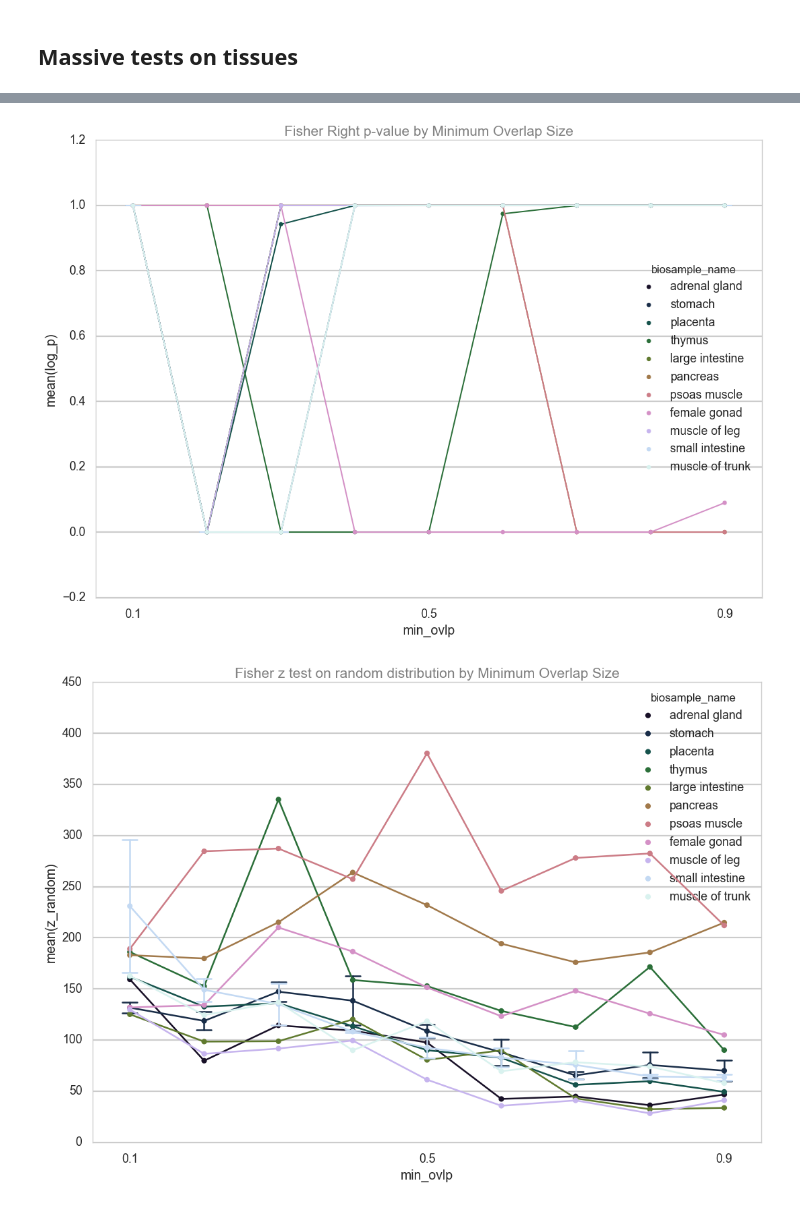
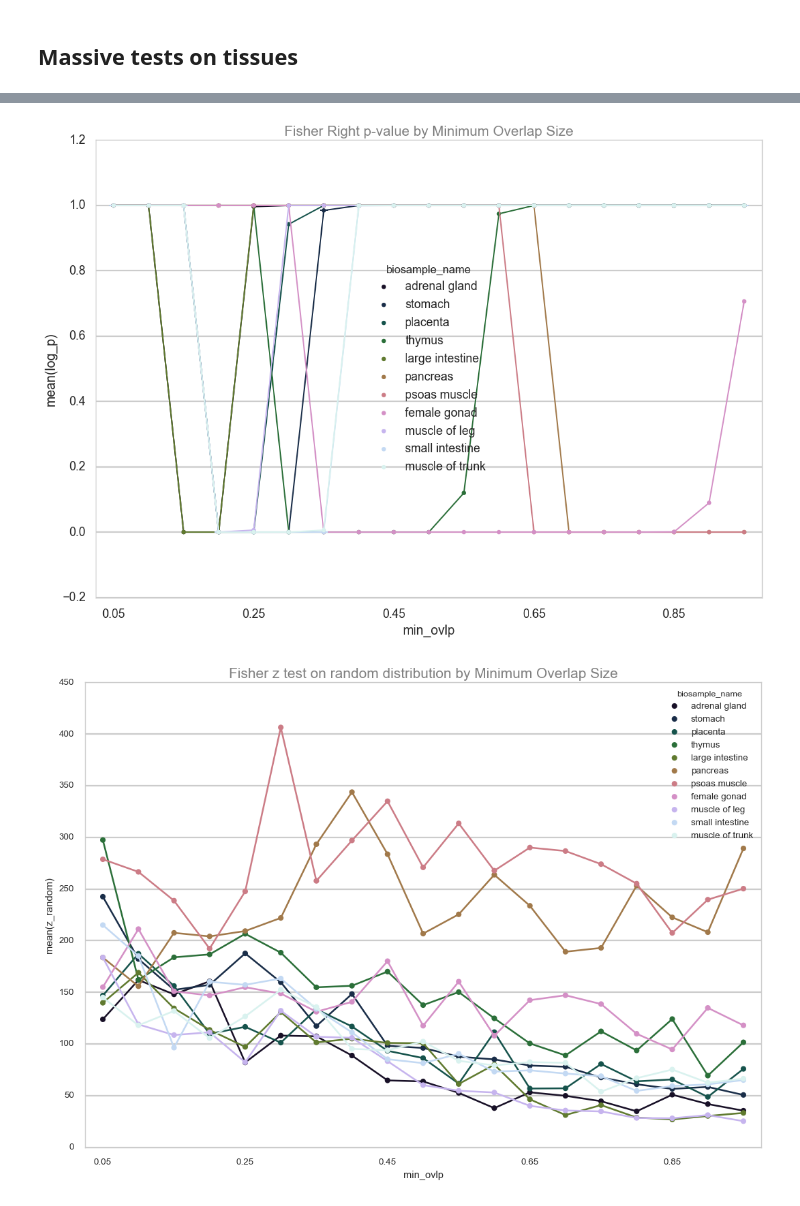
Before and after one commit to mvanzetti/thesis, a Jupyter notebook: notebooks/Null Model.ipynb, the cells around one changed output, grey strips where cells are left out. Saved outputs shown, nothing was run; the diff lists cells and outputs as text; code cells hidden in the pictures.

Commit message:
added null models overlap analysis for benchmarking

```diff
--- a/notebooks/Null Model.ipynb
+++ b/notebooks/Null Model.ipynb
@@ -943,7 +946,7 @@ import seaborn as sns
 sns.set(style="whitegrid")
 %matplotlib inline
 sns.set_context("poster", font_scale=0.8, rc={"lines.linewidth": 0.8})
-g = sns.pointplot(x="min_ovlp", y="jaccard", hue="biosample_name", data=tests_df,
+g = sns.pointplot(x="min_ovlp", y="jaccard", hue="biosample_name", data=tests_df.query('ovlp_encyclopedia=="FANTOM"'),
                    capsize=.2, palette="cubehelix", size=6, aspect=1)
 g.axes.set_title('Jaccard Index by Minimum Overlap Size', fontsize=15,color="black",alpha=0.5)
 for ind, label in enumerate(g.get_xticklabels()):
@@ -955,0 +959,13 @@ for ind, label in enumerate(g.get_xticklabels()):
+# %%
+import seaborn as sns
+sns.set(style="whitegrid")
+%matplotlib inline
+sns.set_context("poster", font_scale=0.8, rc={"lines.linewidth": 0.8})
+g = sns.pointplot(x="min_ovlp", y="jaccard", hue="biosample_name", data=tests_df.query('ovlp_encyclopedia=="RANDOM"'),
+                   capsize=.2, palette="cubehelix", size=6, aspect=1)
+g.axes.set_title('Jaccard Index by Minimum Overlap Size - RANDOM', fontsize=15,color="black",alpha=0.5)
+for ind, label in enumerate(g.get_xticklabels()):
+    if ind % 4 == 0:  # every 4th label is kept
+        label.set_visible(True)
+    else:
+        label.set_visible(False)
@@ -955,0 +974,13 @@ for ind, label in enumerate(g.get_xticklabels()):
+# %%
+import seaborn as sns
+sns.set(style="whitegrid")
+%matplotlib inline
+sns.set_context("poster", font_scale=0.8, rc={"lines.linewidth": 0.8})
+g = sns.pointplot(x="min_ovlp", y="jaccard", hue="biosample_name", data=tests_df.query('ovlp_encyclopedia=="SHUFFLED"'),
+                   capsize=.2, palette="cubehelix", size=6, aspect=1)
+g.axes.set_title('Jaccard Index by Minimum Overlap Size - SHUFFLED', fontsize=15,color="black",alpha=0.5)
+for ind, label in enumerate(g.get_xticklabels()):
+    if ind % 4 == 0:  # every 4th label is kept
+        label.set_visible(True)
+    else:
+        label.set_visible(False)
@@ -960,7 +993,7 @@ import seaborn as sns
 sns.set(style="whitegrid")
 %matplotlib inline
 sns.set_context("poster", font_scale=0.8, rc={"lines.linewidth": 0.8})
-g = sns.pointplot(x="min_ovlp", y="log_p", hue="biosample_name", data=tests_df,
+g = sns.pointplot(x="min_ovlp", y="log_p", hue="biosample_name", data=tests_df.query('ovlp_encyclopedia=="FANTOM"'),
                    capsize=.2, palette="cubehelix", size=6, aspect=1)
 g.axes.set_title('Fisher Right p-value by Minimum Overlap Size', fontsize=15,color="black",alpha=0.5)
 for ind, label in enumerate(g.get_xticklabels()):
@@ -969,22 +1002,22 @@ for ind, label in enumerate(g.get_xticklabels()):
     else:
         label.set_visible(False)
 # %% [output]
-[figure, old version]
+[figure, new version]
 # %%
 import seaborn as sns
 sns.set(style="whitegrid")
 %matplotlib inline
-sns.set_context("poster", font_scale=0.8, rc={"lines.linewidth": 1})
-g = sns.pointplot(x="min_ovlp", y="z_random", hue="biosample_name", data=tests_df,
-                   capsize=.2, palette="cubehelix", size=6, aspect=1)
+sns.set_context("poster", font_scale=0.6, rc={"lines.linewidth": 1})
+g = sns.pointplot(x="min_ovlp", y="z_random", hue="biosample_name", data=tests_df.query('ovlp_encyclopedia=="FANTOM"'),
+                   capsize=.2, palette="cubehelix", size=6, aspect=1, ci=None)
 g.axes.set_title('Fisher z test on random distribution by Minimum Overlap Size', fontsize=15,color="black",alpha=0.5)
 for ind, label in enumerate(g.get_xticklabels()):
     if ind % 4 == 0:  # every 4th label is kept
         label.set_visible(True)
     else:
         label.set_visible(False)
 # %% [output]
-[figure, old version]
+[figure, new version]
 # %%
 import seaborn as sns
 sns.set(style="whitegrid")
```
Also changed, not shown: parts of 9 cells of this notebook, 4 other files.
